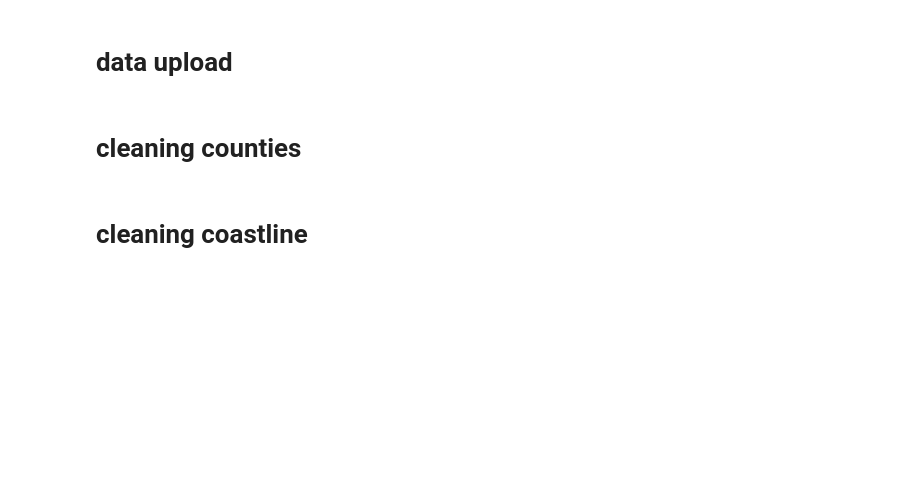
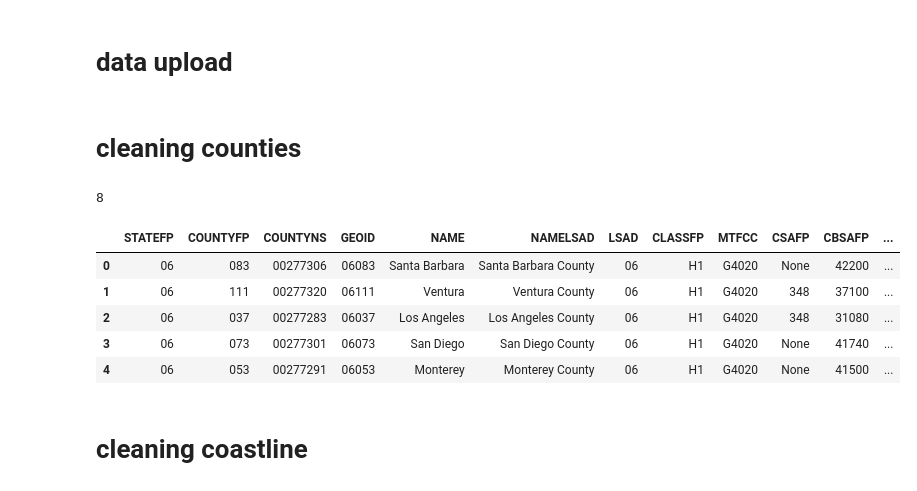
Before and after one commit to jameschriswagner/ca_recreational_fishing, a Jupyter notebook: traffic_data_cleaning.ipynb, the cells around one changed output. Cells and saved outputs as stored; diff of their text form; code cells hidden in the pictures; blank space fills up the shorter version.

```diff
--- a/traffic_data_cleaning.ipynb
+++ b/traffic_data_cleaning.ipynb
@@ -30,6 +30,19 @@ county_keys = {'sd': 'San Diego',
 county_names = [county_keys[key] for key in keys]
 counties = counties.loc[[(name in county_names) for name in counties.NAME]].reset_index(drop=True)
 #counties
+# %%
+len(counties)
+# %% [output]
+8
+# %%
+counties.head()
+# %% [output]
+|  | STATEFP | COUNTYFP | COUNTYNS | GEOID | NAME | NAMELSAD | LSAD | CLASSFP | MTFCC | CSAFP | CBSAFP | ... |
+| 0 | 06 | 083 | 00277306 | 06083 | Santa Barbara | Santa Barbara County | 06 | H1 | G4020 | None | 42200 | ... |
+| 1 | 06 | 111 | 00277320 | 06111 | Ventura | Ventura County | 06 | H1 | G4020 | 348 | 37100 | ... |
+| 2 | 06 | 037 | 00277283 | 06037 | Los Angeles | Los Angeles County | 06 | H1 | G4020 | 348 | 31080 | ... |
+| 3 | 06 | 073 | 00277301 | 06073 | San Diego | San Diego County | 06 | H1 | G4020 | None | 41740 | ... |
+| 4 | 06 | 053 | 00277291 | 06053 | Monterey | Monterey County | 06 | H1 | G4020 | None | 41500 | ... |
 # %% [markdown]
 # cleaning coastline
 # %%
```
Also changed, not shown: parts of 8 cells of this notebook.
